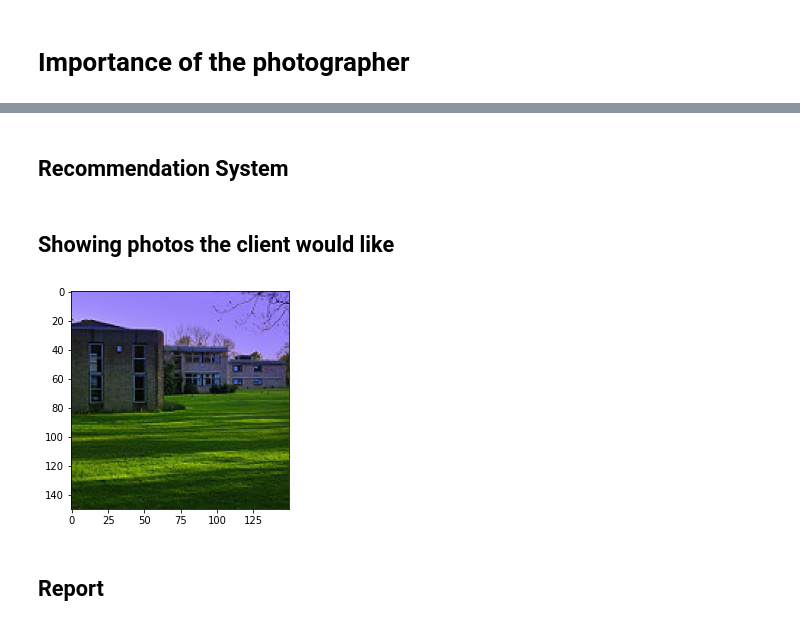
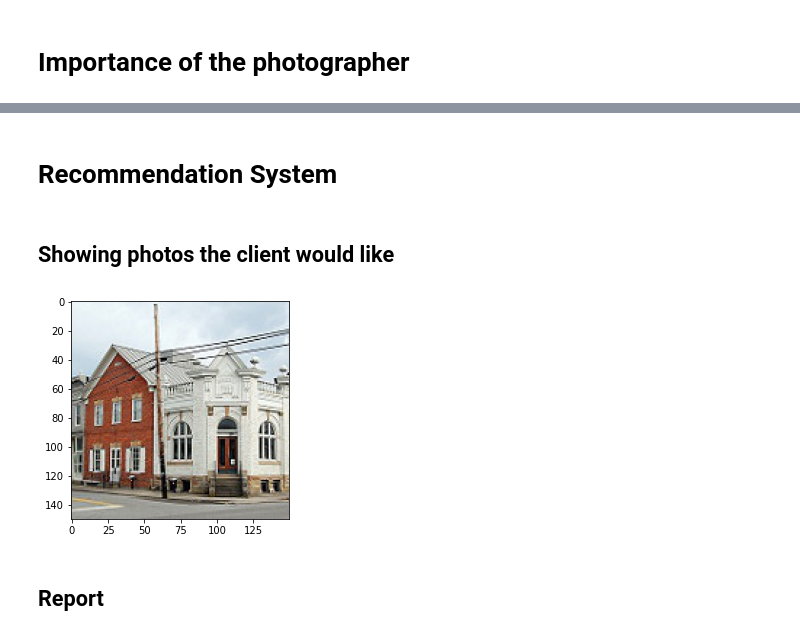
Before and after one commit to MaximeCurralCPE/Data-Mining, a Jupyter notebook: ProjetDataMining.ipynb, the cells around one changed output, grey strips where cells are left out. Saved outputs shown, nothing was run; the diff lists cells and outputs as text; code cells hidden in the pictures.

```diff
--- a/ProjetDataMining.ipynb
+++ b/ProjetDataMining.ipynb
@@ -390,7 +390,7 @@ def simulateLike(limit):
 If you choose the simulation, you can put a limit on the number of images you wish to have of each environment, otherwise the time it takes the algorithm to run is very long.
 # %%
 simulate = True
-limit = 100
+limit = 200
 
 if simulate:
   simulateLike(limit)
@@ -571,14 +601,14 @@ grouped.plot(x='photographer', y='count', kind='barh',title=title)
 # %% [markdown]
-## Recommendation System
+# Recommendation System
 # %% [markdown]
 ## Showing photos the client would like
 # %%
 df_liked = df[df['prediction']=='Like']
 
-first = df_liked.iloc[0]['filename']
+first = df_liked.iloc[1]['filename']
 image = mpimg.imread("/content/images/Data-Mining/archive/seg_train/"+first)
 imgplot = plt.imshow(image)
 # %% [output]
-[figure, old version]
+[figure, new version]
 # %% [markdown]
 ## Report
```
Also changed, not shown: parts of 8 cells of this notebook.
